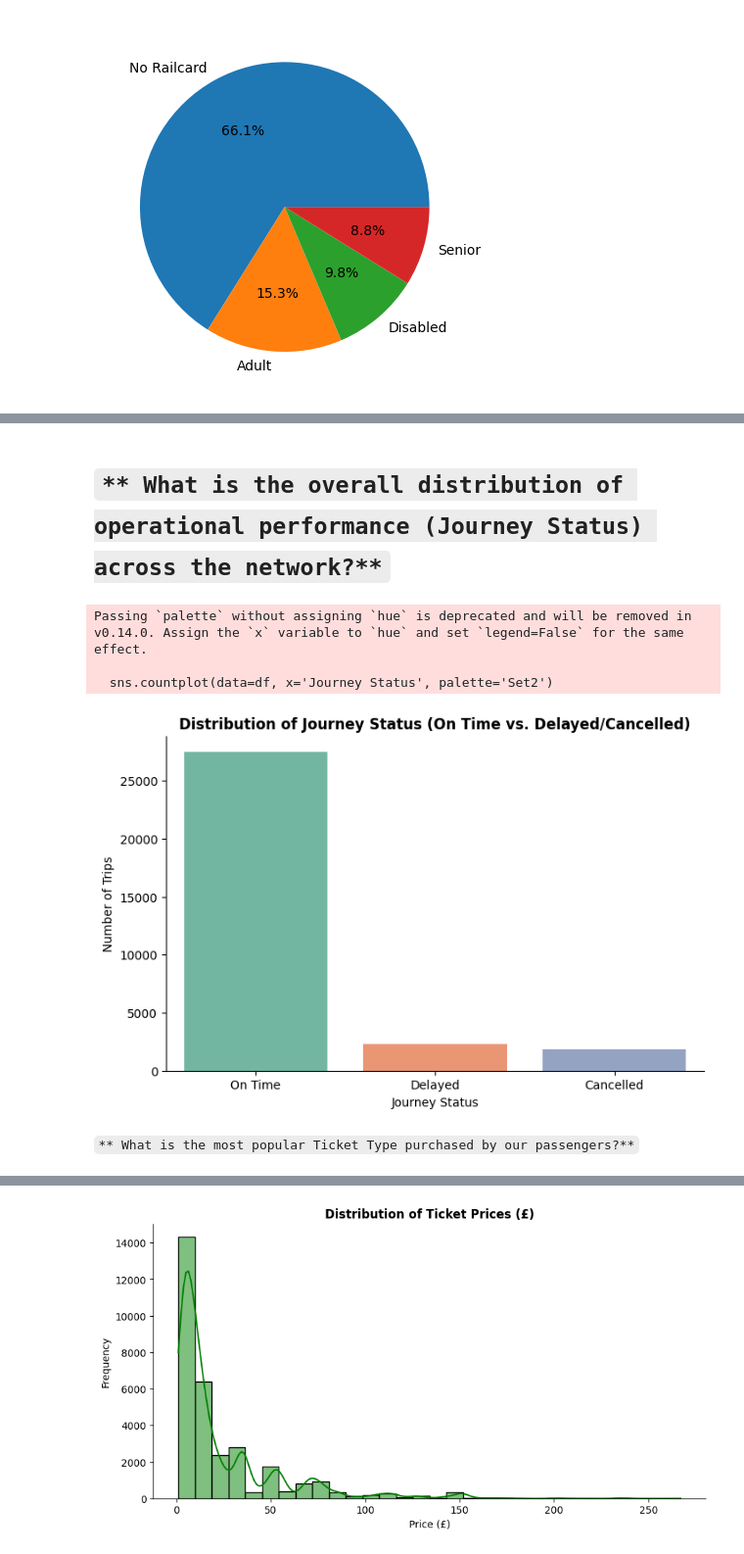
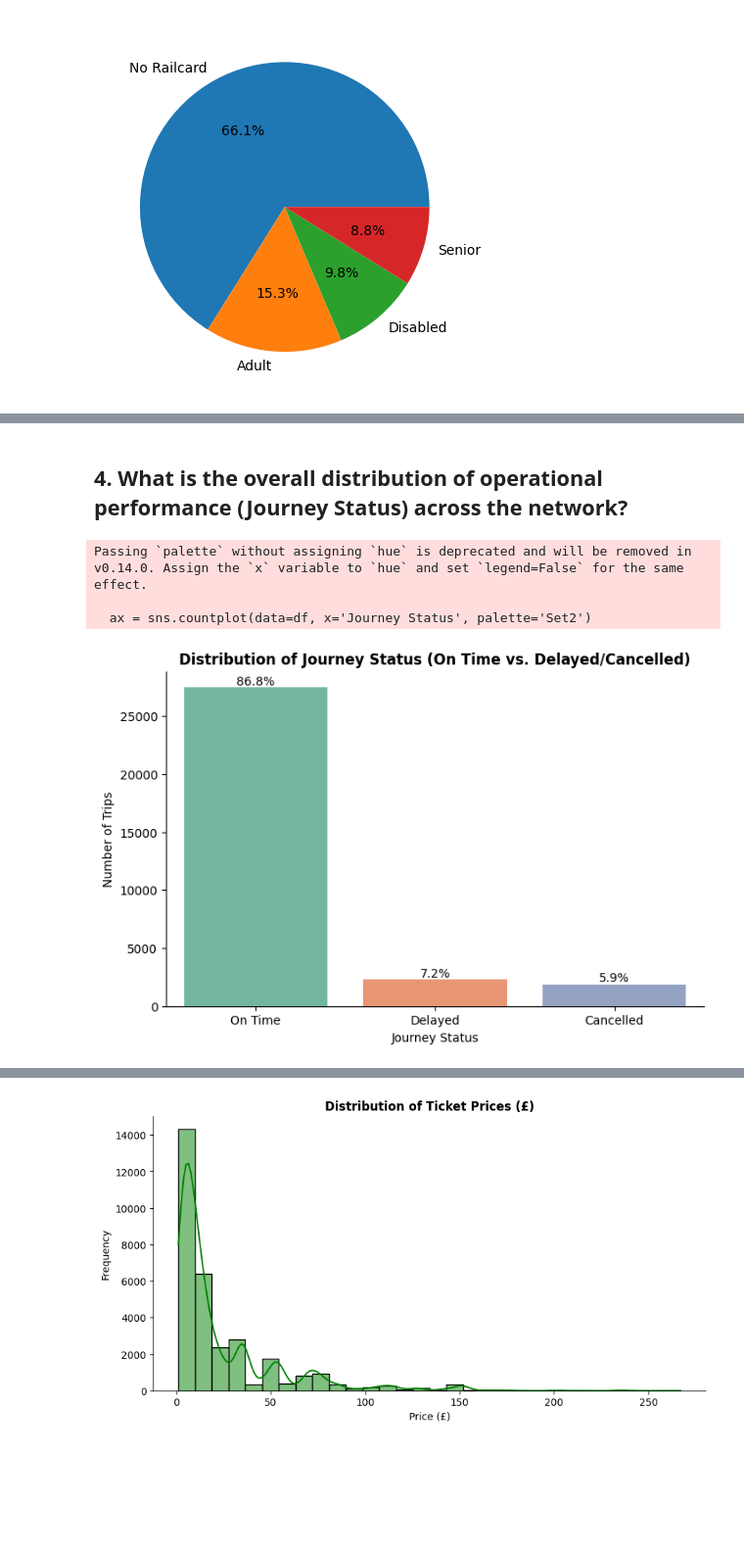
Before and after one commit to mszakii/DEPI-CAPSTONE, a Jupyter notebook: EDA.ipynb, the cells around one changed output, grey strips where cells are left out. Shown at 98% size. Saved outputs shown, nothing was run; the diff lists cells and outputs as text; code cells hidden in the pictures; blank space fills up the shorter version.

```diff
--- a/EDA.ipynb
+++ b/EDA.ipynb
@@ -83,0 +63,17 @@ AVG. Ticket Price is: 22.22 £
+# %%
+ticket_type_counts = df['Ticket Type'].value_counts(normalize=True) * 100
+
+plt.figure(figsize=(8, 6))
+ax = sns.countplot(data=df, x='Ticket Type', palette='viridis', order=ticket_type_counts.index)
+plt.title('Frequency of Ticket Types')
+plt.ylabel('Count')
+plt.xlabel('Ticket Type')
+
+for p in ax.patches:
+    percentage = '{:.1f}%'.format(p.get_height() / len(df) * 100)
+    x = p.get_x() + p.get_width() / 2
+    y = p.get_height()
+    ax.annotate(percentage, (x, y), ha='center', va='bottom')
+
+plt.tight_layout()
+plt.show()
@@ -145,17 +131,23 @@ plt.show()
 # %% [markdown]
-# `** What is the overall distribution of operational performance (Journey Status) across the network?**`
+## **4. What is the overall distribution of operational performance (Journey Status) across the network?**
 # %%
 plt.figure(figsize=(8, 5))
-sns.countplot(data=df, x='Journey Status', palette='Set2')
+ax = sns.countplot(data=df, x='Journey Status', palette='Set2')
 plt.title('Distribution of Journey Status (On Time vs. Delayed/Cancelled)', fontsize=12, fontweight='bold')
 plt.xlabel('Journey Status')
 plt.ylabel('Number of Trips')
+
+total = len(df['Journey Status'])
+for p in ax.patches:
+    percentage = '{:.1f}%'.format(100 * p.get_height()/total)
+    x = p.get_x() + p.get_width() / 2
+    y = p.get_height()
+    ax.annotate(percentage, (x, y), ha='center', va='bottom')
+
 sns.despine()
 plt.show()
 # %% [output]
 Passing `palette` without assigning `hue` is deprecated and will be removed in v0.14.0. Assign the `x` variable to `hue` and set `legend=False` for the same effect.
 
-  sns.countplot(data=df, x='Journey Status', palette='Set2')
+  ax = sns.countplot(data=df, x='Journey Status', palette='Set2')
-[figure, old version]
+[figure, new version]
-# %% [markdown]
-`** What is the most popular Ticket Type purchased by our passengers?**`
```
Also changed, not shown: parts of 120 cells of this notebook.
